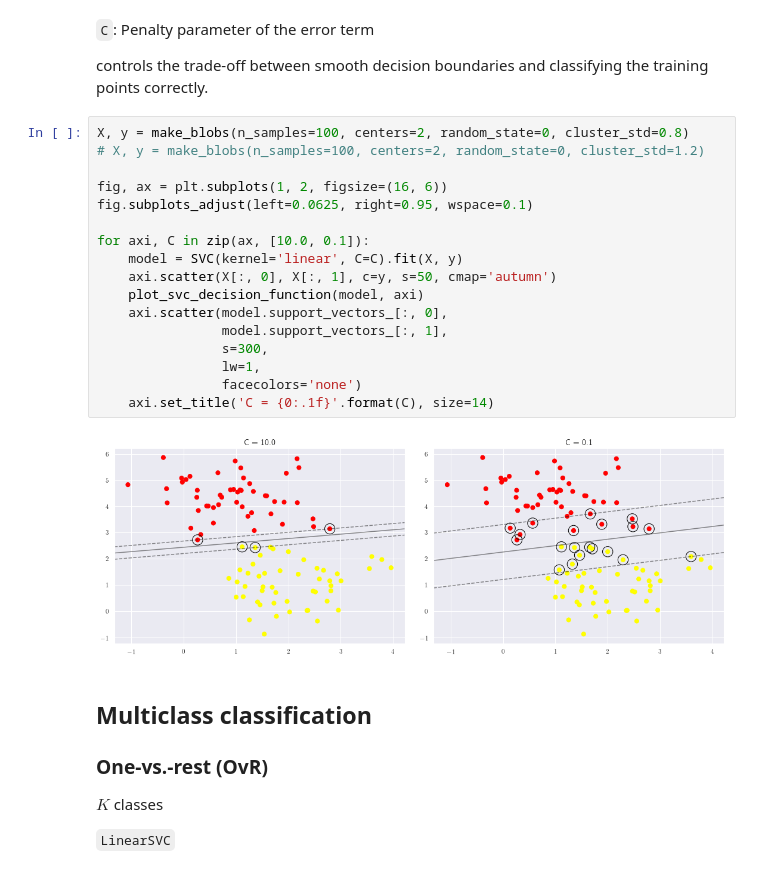
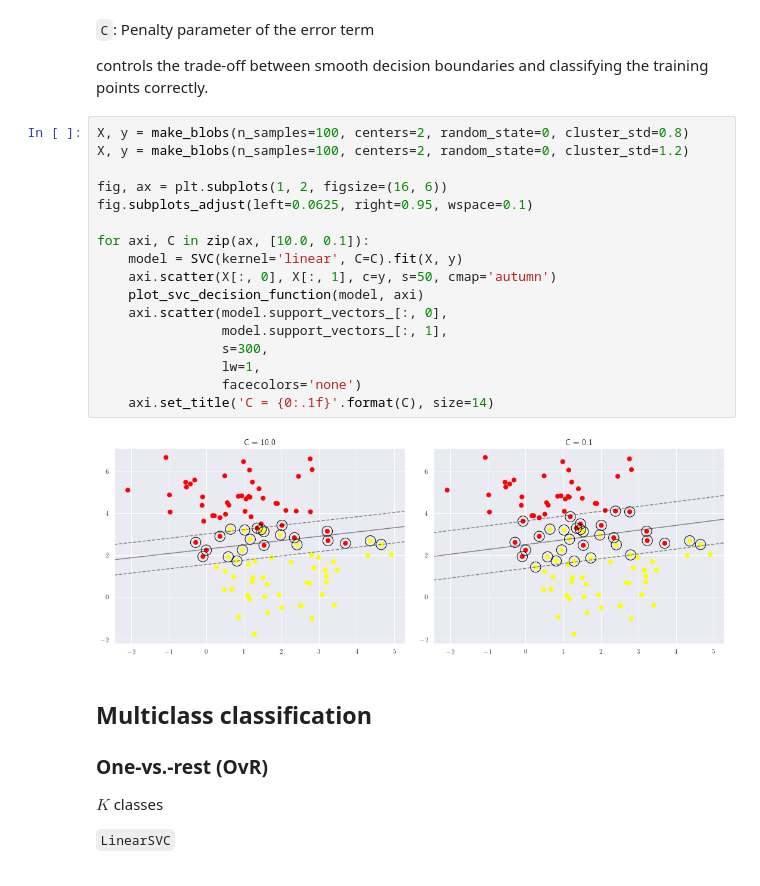
Before and after one commit to swj1442291549/codeandcoffee_svm, a Jupyter notebook: svm.ipynb, the cells around one changed output. Drawn from its saved outputs; the diff is of its cells as text.

```diff
--- a/svm.ipynb
+++ b/svm.ipynb
@@ -313,23 +313,23 @@ plt.scatter(X[:, 0], X[:, 1], c=y, s=50, cmap='autumn')
 controls the trade-off between smooth decision boundaries and classifying the training points correctly.
 # %%
 X, y = make_blobs(n_samples=100, centers=2, random_state=0, cluster_std=0.8)
-# X, y = make_blobs(n_samples=100, centers=2, random_state=0, cluster_std=1.2)
+X, y = make_blobs(n_samples=100, centers=2, random_state=0, cluster_std=1.2)
 
 fig, ax = plt.subplots(1, 2, figsize=(16, 6))
 fig.subplots_adjust(left=0.0625, right=0.95, wspace=0.1)
 
 for axi, C in zip(ax, [10.0, 0.1]):
     model = SVC(kernel='linear', C=C).fit(X, y)
     axi.scatter(X[:, 0], X[:, 1], c=y, s=50, cmap='autumn')
     plot_svc_decision_function(model, axi)
     axi.scatter(model.support_vectors_[:, 0],
                 model.support_vectors_[:, 1],
                 s=300,
                 lw=1,
                 facecolors='none')
     axi.set_title('C = {0:.1f}'.format(C), size=14)
 # %% [output]
-[figure, old version]
+[figure, new version]
 # %% [markdown]
 ## Multiclass classification
 ### One-vs.-rest (OvR)
```
Also changed, not shown: parts of 7 cells of this notebook.
